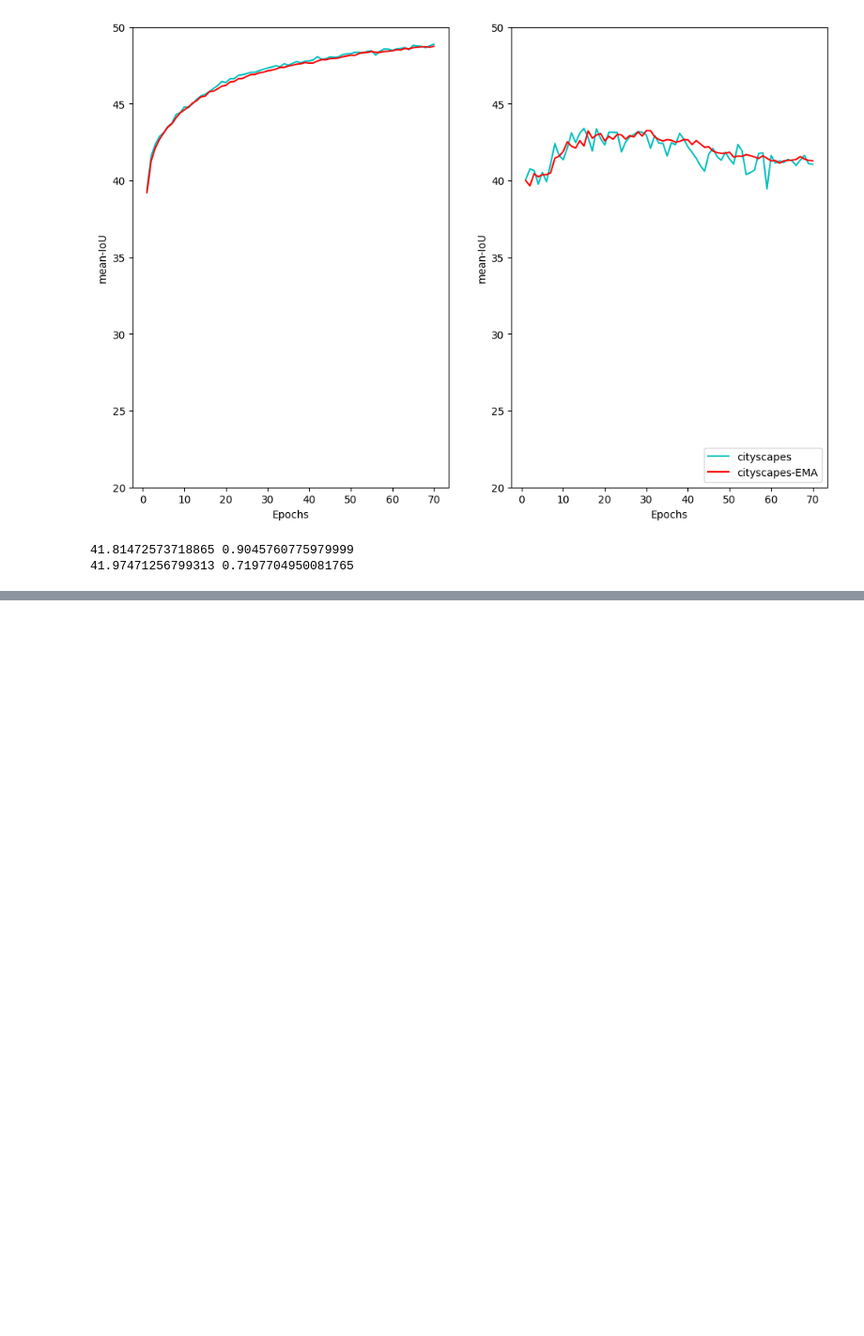
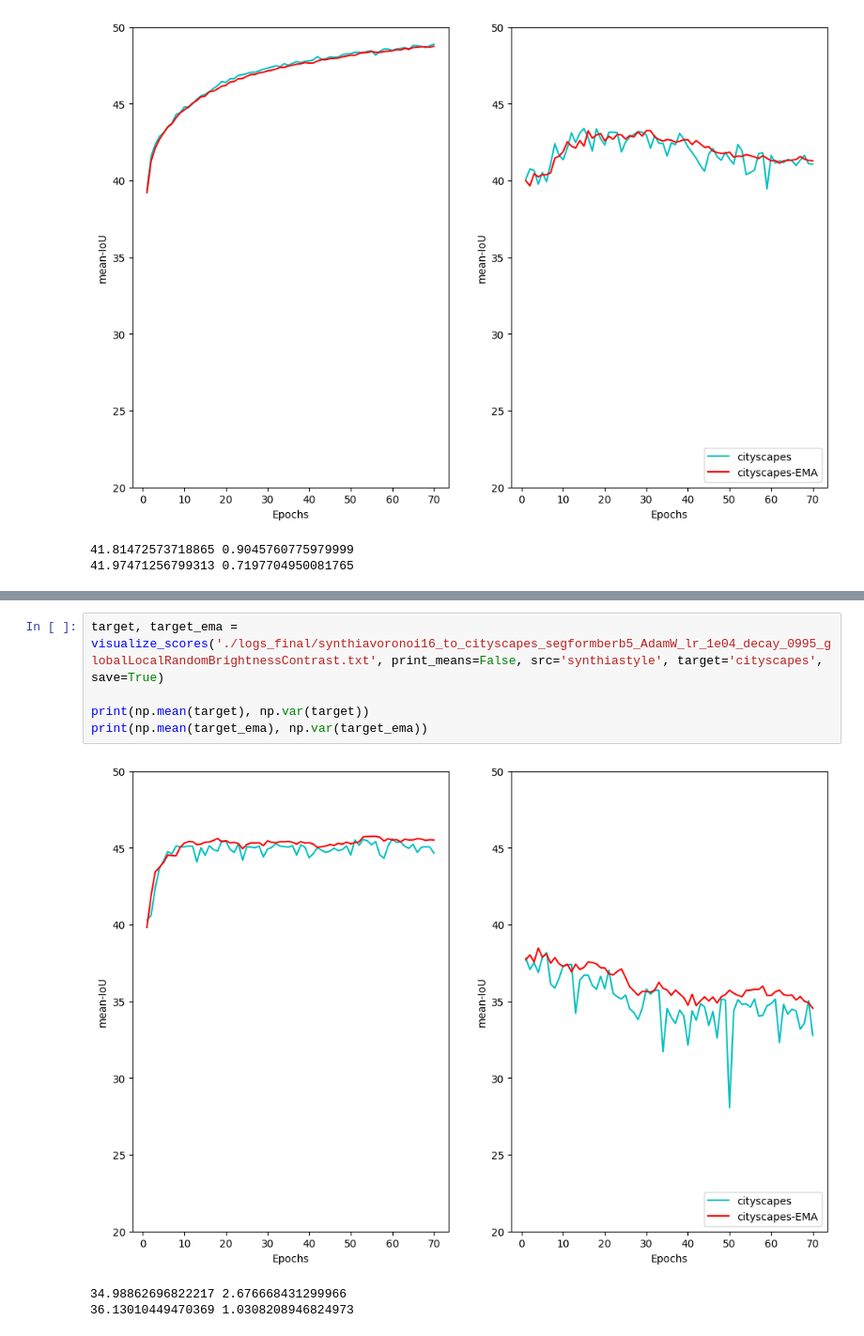
Before and after one commit to Auenwald/synthetic_to_real_translation, a Jupyter notebook: displaying_scores.ipynb, the cells around one changed output, grey strips where cells are left out. Shown at 94% size. Saved outputs shown, nothing was run; the diff lists cells and outputs as text; blank space fills up the shorter version.

```diff
--- a/displaying_scores.ipynb
+++ b/displaying_scores.ipynb
@@ -786,0 +805,9 @@ print(np.mean(target_ema), np.var(target_ema))
+# %%
+target, target_ema = visualize_scores('./logs_final/synthiavoronoi16_to_cityscapes_segformberb5_AdamW_lr_1e04_decay_0995_globalLocalRandomBrightnessContrast.txt', print_means=False, src='synthiastyle', target='cityscapes', save=True)
+
+print(np.mean(target), np.var(target))
+print(np.mean(target_ema), np.var(target_ema))
+# %% [output]
+[figure, added]
+34.98862696822217 2.676668431299966
+36.13010449470369 1.0308208946824973
```
Also changed, not shown: parts of 9 cells of this notebook, 2 other files.
